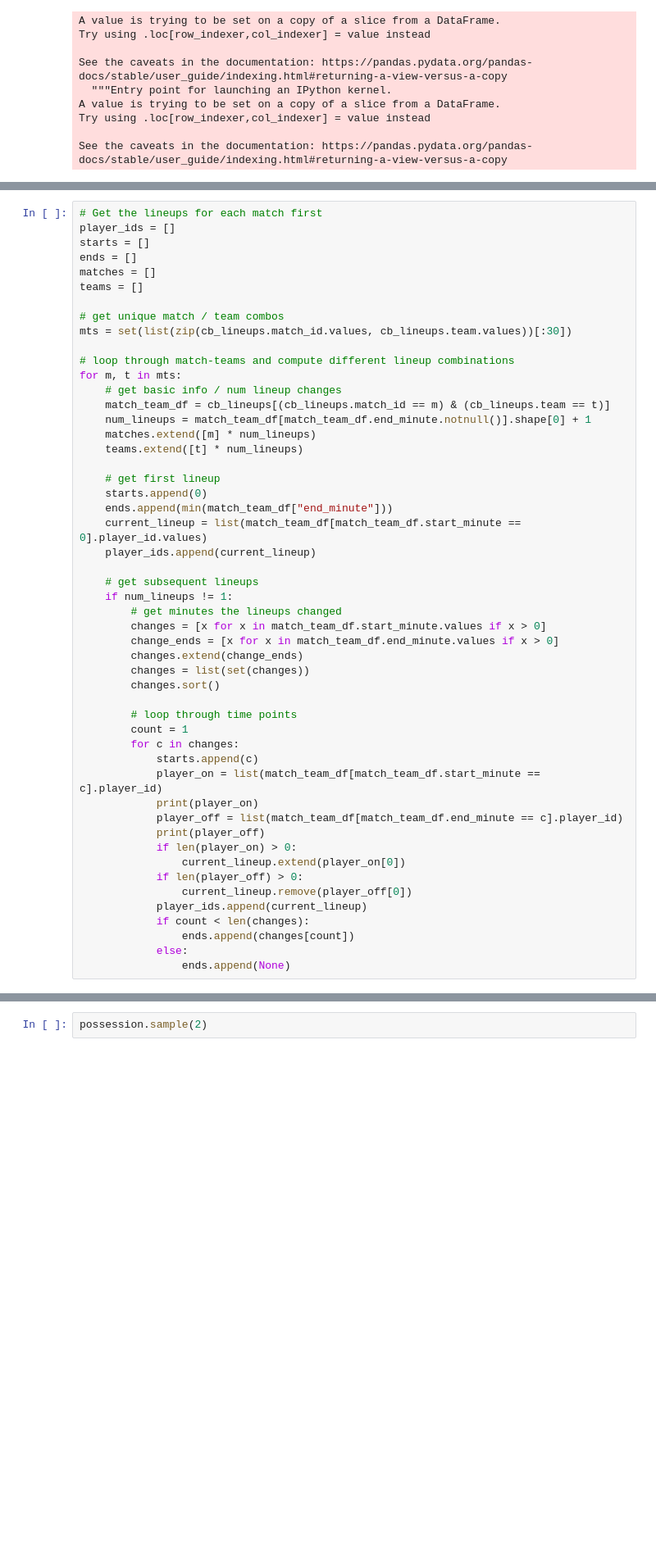
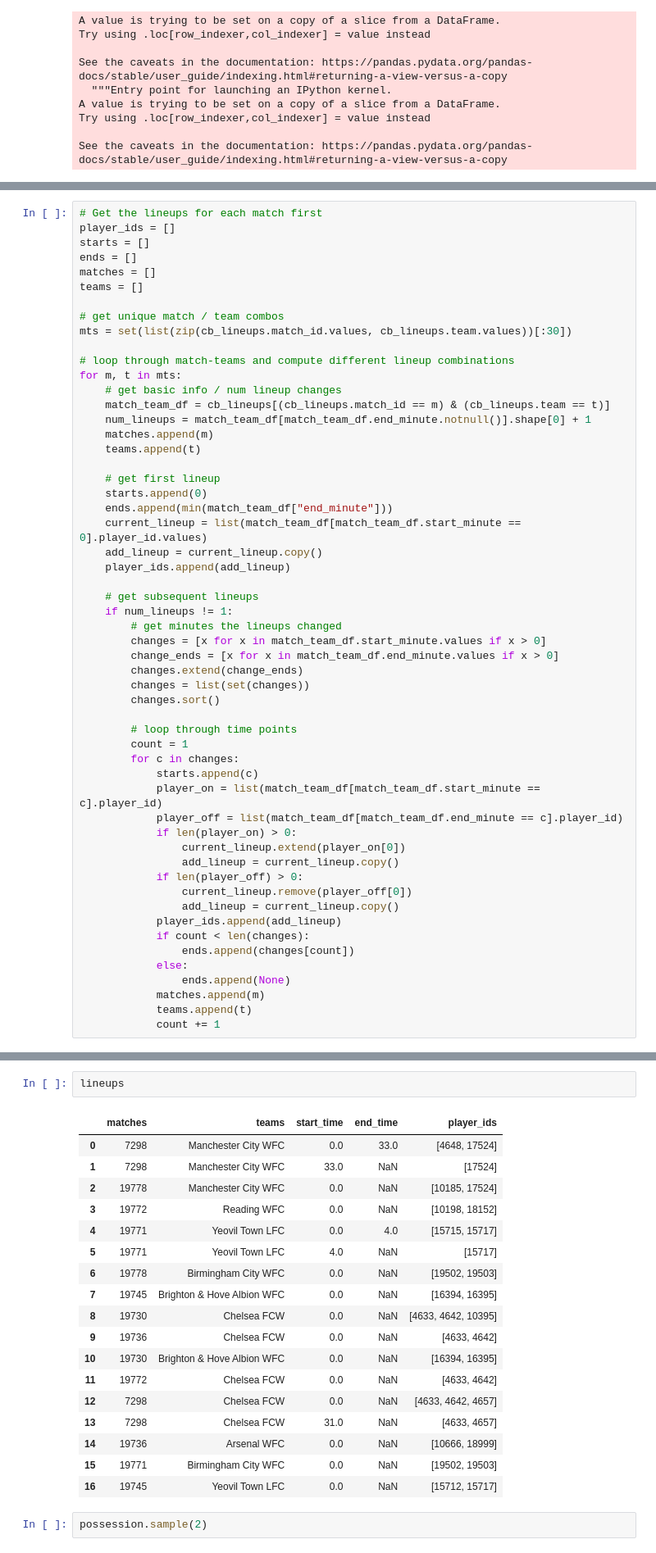
Before and after one commit to alexrhysbates/cb_efficiency, a Jupyter notebook: data/cb_dataset_prep.ipynb, the cells around one changed output, grey strips where cells are left out. Shown: that part at 82% size. Drawn from its saved outputs; the diff is of its cells as text; blank space fills up the shorter version.

```diff
--- a/data/cb_dataset_prep.ipynb
+++ b/data/cb_dataset_prep.ipynb
@@ -152,14 +152,15 @@ for m, t in mts:
     # get basic info / num lineup changes
     match_team_df = cb_lineups[(cb_lineups.match_id == m) & (cb_lineups.team == t)]
     num_lineups = match_team_df[match_team_df.end_minute.notnull()].shape[0] + 1
-    matches.extend([m] * num_lineups)
-    teams.extend([t] * num_lineups)
+    matches.append(m)
+    teams.append(t)
 
     # get first lineup
     starts.append(0)
     ends.append(min(match_team_df["end_minute"]))
     current_lineup = list(match_team_df[match_team_df.start_minute == 0].player_id.values)
-    player_ids.append(current_lineup)
+    add_lineup = current_lineup.copy()
+    player_ids.append(add_lineup)
 
     # get subsequent lineups
     if num_lineups != 1:
@@ -175,15 +176,18 @@ for m, t in mts:
         for c in changes:
             starts.append(c)
             player_on = list(match_team_df[match_team_df.start_minute == c].player_id)
-            print(player_on)
             player_off = list(match_team_df[match_team_df.end_minute == c].player_id)
-            print(player_off)
             if len(player_on) > 0:
                 current_lineup.extend(player_on[0])
+                add_lineup = current_lineup.copy()
             if len(player_off) > 0:
                 current_lineup.remove(player_off[0])
-            player_ids.append(current_lineup)
+                add_lineup = current_lineup.copy()
+            player_ids.append(add_lineup)
             if count < len(changes):
                 ends.append(changes[count])
             else:
                 ends.append(None)
+            matches.append(m)
+            teams.append(t)
+            count += 1
@@ -417,3 +201,24 @@ match_team_df
+# %%
+lineups
+# %% [output]
+|  | matches | teams | start_time | end_time | player_ids |
+| 0 | 7298 | Manchester City WFC | 0.0 | 33.0 | [4648, 17524] |
+| 1 | 7298 | Manchester City WFC | 33.0 | NaN | [17524] |
+| 2 | 19778 | Manchester City WFC | 0.0 | NaN | [10185, 17524] |
+| 3 | 19772 | Reading WFC | 0.0 | NaN | [10198, 18152] |
+| 4 | 19771 | Yeovil Town LFC | 0.0 | 4.0 | [15715, 15717] |
+| 5 | 19771 | Yeovil Town LFC | 4.0 | NaN | [15717] |
+| 6 | 19778 | Birmingham City WFC | 0.0 | NaN | [19502, 19503] |
+| 7 | 19745 | Brighton & Hove Albion WFC | 0.0 | NaN | [16394, 16395] |
+| 8 | 19730 | Chelsea FCW | 0.0 | NaN | [4633, 4642, 10395] |
+| 9 | 19736 | Chelsea FCW | 0.0 | NaN | [4633, 4642] |
+| 10 | 19730 | Brighton & Hove Albion WFC | 0.0 | NaN | [16394, 16395] |
+| 11 | 19772 | Chelsea FCW | 0.0 | NaN | [4633, 4642] |
+| 12 | 7298 | Chelsea FCW | 0.0 | NaN | [4633, 4642, 4657] |
+| 13 | 7298 | Chelsea FCW | 31.0 | NaN | [4633, 4657] |
+| 14 | 19736 | Arsenal WFC | 0.0 | NaN | [10666, 18999] |
+| 15 | 19771 | Birmingham City WFC | 0.0 | NaN | [19502, 19503] |
+| 16 | 19745 | Yeovil Town LFC | 0.0 | NaN | [15712, 15717] |
 # %%
 possession.sample(2)
 # %% [output]
```
Also changed, not shown: parts of 27 cells of this notebook, 1 other file.
